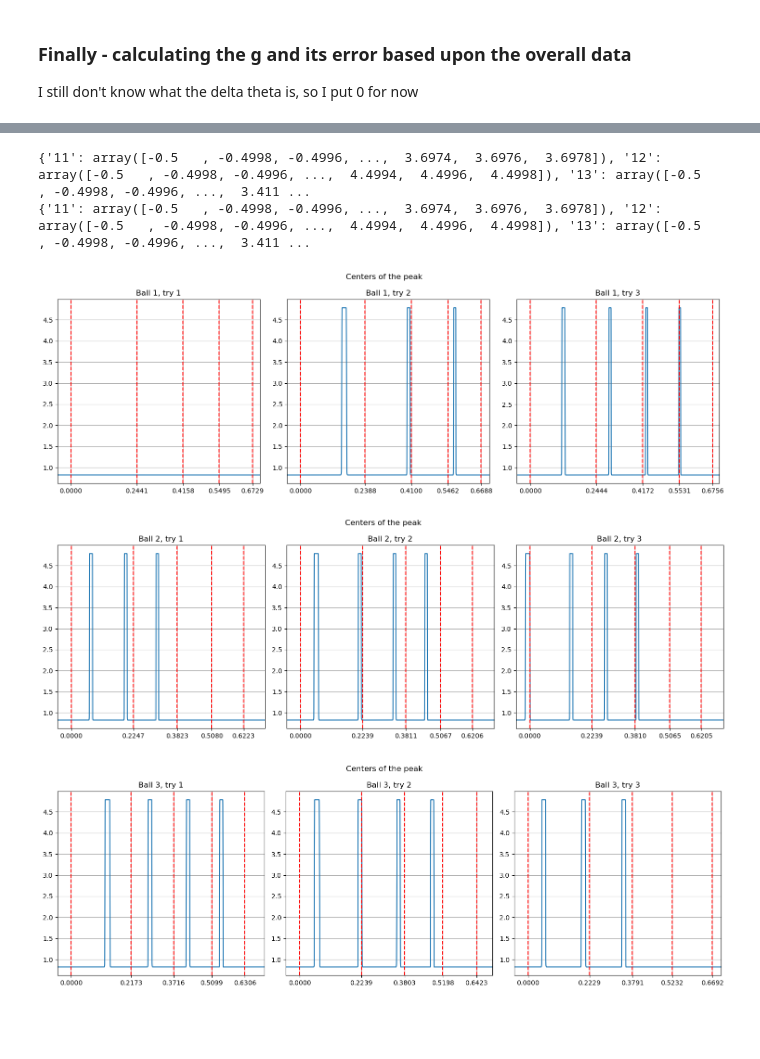
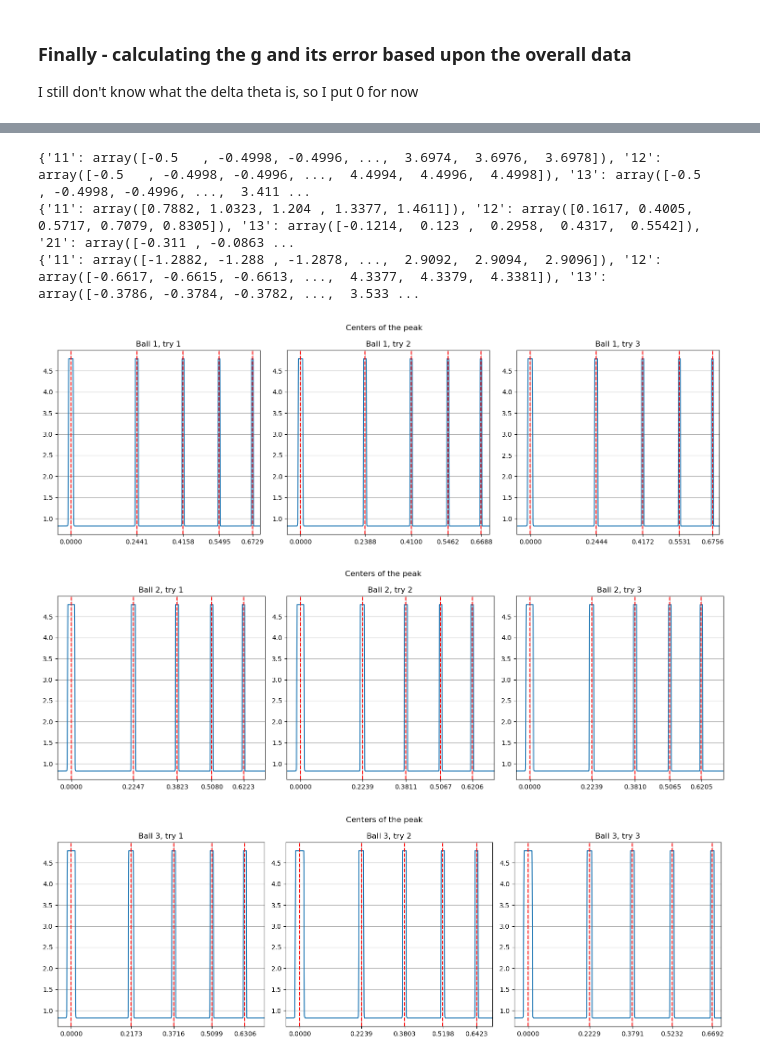
Before and after one commit to miguitarra/AppStats2024, a Jupyter notebook: Plane/incline_clean.ipynb, the cells around one changed output, grey strips where cells are left out. Drawn from its saved outputs; the diff is of its cells as text; code cells hidden in the pictures; blank space fills up the shorter version.

Commit message:
Calculating first acceleration for the balls and tries and then taking the mean

```diff
--- a/Plane/incline_clean.ipynb
+++ b/Plane/incline_clean.ipynb
@@ -17,7 +17,7 @@ def data_extractor(flipped=False):
                 filename = f'ball{i}_try{j}.csv'
             else:
                 filename = f'ball{i}_try{j}_flipped.csv'
-            with open(f'ball_data/{filename}', 'r') as file:
+            with open(f'data/{filename}', 'r') as file:
                 raw_data[f'{i}{j}'] = file.readlines()[15:]
 
 
@@ -57,8 +57,8 @@ def left_edges_extractor(times, voltages):
             for ind in to_delete:
                 del times_buff[ind]
                 del volts_buff[ind]
-        edge_times[key] = times_buff
-        edge_volts[key] = volts_buff
+        edge_times[key] = np.array(times_buff)
+        edge_volts[key] = np.array(volts_buff)
 
     return edge_times, edge_volts
 
@@ -66,15 +66,20 @@ edge_times, edge_volts = left_edges_extractor(times, voltages)
 edge_times_f, edge_volts_f = left_edges_extractor(times_f, voltages_f)
 
 def shift_to_zero(times, edge_times):
+    times_shifted = {}
+    edge_times_shifted = {}
     for key in fixed_keys:
         first_value = edge_times[key][0]
-        times[key] += - first_value         # Shifting everything by the first value of the peak
-        edge_times[key] += - first_value
+        time_copy = np.copy(times[key])
+        time_copy -= first_value*np.ones_like(time_copy)
+        edge_time_copy = np.copy(edge_times[key])
+        edge_time_copy -= first_value*np.ones_like(edge_time_copy)
 
-print(edge_times['11'])
-print(times['11'])
-shift_to_zero(times, edge_times)
-shift_to_zero(times_f, edge_times_f)
-print(edge_times['11'])
-print(times['11'])
+        times_shifted[key] = time_copy
+        edge_times_shifted[key] = edge_time_copy
+    return times_shifted, edge_times_shifted
+
+times, edge_times = shift_to_zero(times, edge_times)
+times_f, edge_times_f = shift_to_zero(times_f, edge_times_f)
+print(type(edge_times['11']))
 # %% [output]
@@ -362,25 +359,25 @@ Ball 3: g = 7.195, error = 0.054
 # %%
-from BallOnIncline import combined
-#print(combined)
+import BallOnIncline as mid
 
 midpoints = {}
-for key, row in zip(fixed_keys, combined):
+for key, row in zip(fixed_keys, mid.combined):
     midpoints[key] = row
 
 times_m, voltages_m = data_extractor()
 
 print(times_m)
 print(midpoints)
-shift_to_zero(times_m, midpoints)
+times_m, midpoints = shift_to_zero(times_m, midpoints)
 print(times_m)
 
 
 volts_vs_time_plot(1, times_m, voltages_m, midpoints, 'Centers of the peak')
 volts_vs_time_plot(2, times_m, voltages_m, midpoints, 'Centers of the peak')
 volts_vs_time_plot(3, times_m, voltages_m, midpoints, 'Centers of the peak')
 # %% [output]
 {'11': array([-0.5   , -0.4998, -0.4996, ...,  3.6974,  3.6976,  3.6978]), '12': array([-0.5   , -0.4998, -0.4996, ...,  4.4994,  4.4996,  4.4998]), '13': array([-0.5   , -0.4998, -0.4996, ...,  3.411 ...
-{'11': array([-0.5   , -0.4998, -0.4996, ...,  3.6974,  3.6976,  3.6978]), '12': array([-0.5   , -0.4998, -0.4996, ...,  4.4994,  4.4996,  4.4998]), '13': array([-0.5   , -0.4998, -0.4996, ...,  3.411 ...
+{'11': array([0.7882, 1.0323, 1.204 , 1.3377, 1.4611]), '12': array([0.1617, 0.4005, 0.5717, 0.7079, 0.8305]), '13': array([-0.1214,  0.123 ,  0.2958,  0.4317,  0.5542]), '21': array([-0.311 , -0.0863 ...
+{'11': array([-1.2882, -1.288 , -1.2878, ...,  2.9092,  2.9094,  2.9096]), '12': array([-0.6617, -0.6615, -0.6613, ...,  4.3377,  4.3379,  4.3381]), '13': array([-0.3786, -0.3784, -0.3782, ...,  3.533 ...
-[figure, old version]
+[figure, new version]
-[figure, old version]
+[figure, new version]
-[figure, old version]
+[figure, new version]
```
Also changed, not shown: parts of 10 cells of this notebook.
